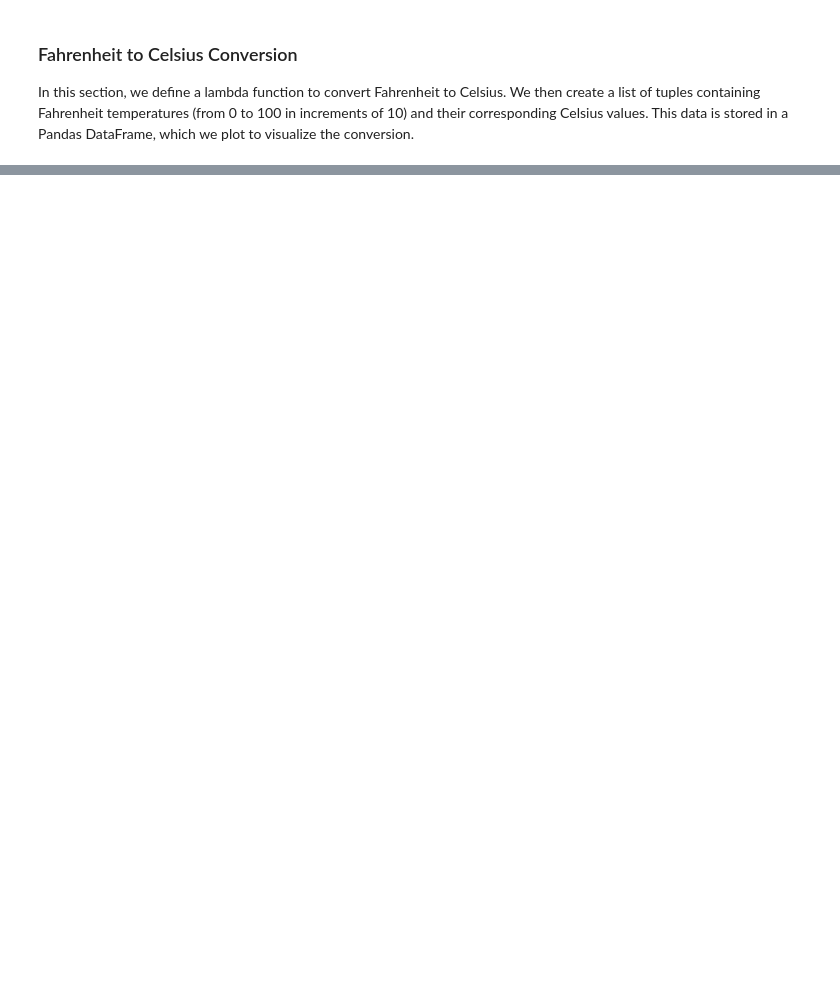
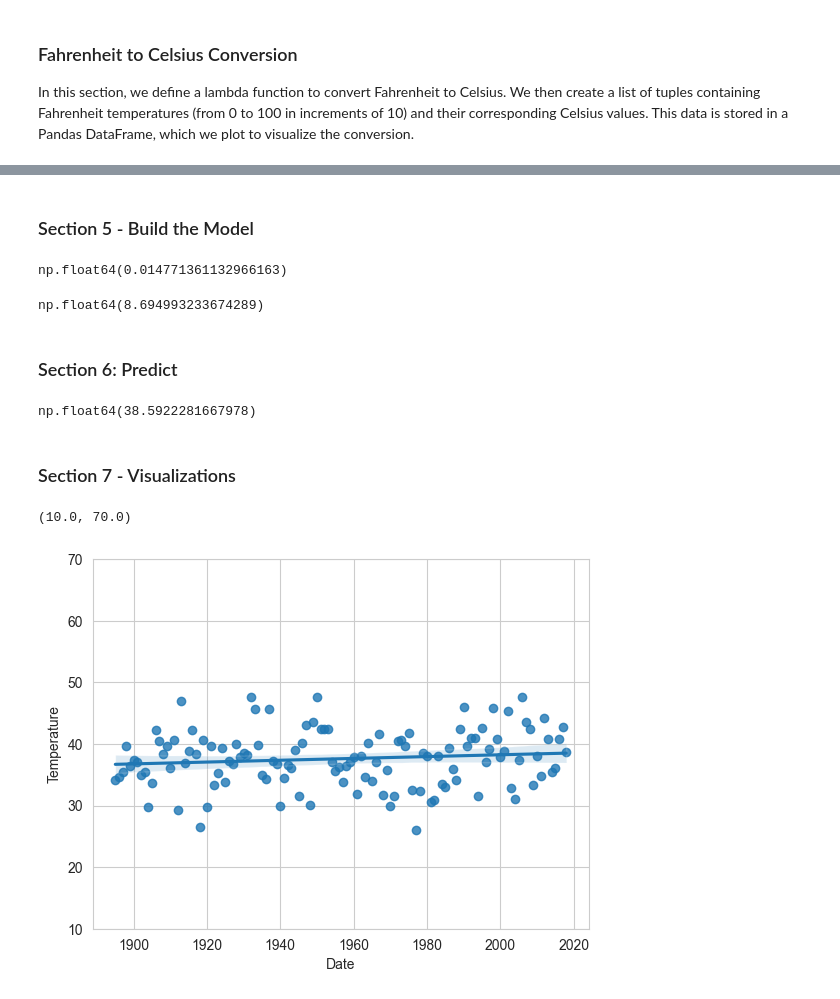
Before and after one commit to mokeyzz1/datafun-07-ml, a Jupyter notebook: moses_ml.ipynb, the cells around one changed output, grey strips where cells are left out. Cells and saved outputs as stored; diff of their text form; code cells hidden in the pictures; blank space fills up the shorter version.

Commit message:
Updated notebook with data cleaning, model building, and visualization

```diff
--- a/moses_ml.ipynb
+++ b/moses_ml.ipynb
@@ -46,0 +52,3 @@ In this section, we define a lambda function to convert Fahrenheit to Celsius. W
+# %%
+# Load the data
+nyc_df = pd.read_csv('ave_hi_nyc_jan_1895-2018.csv')
@@ -46,0 +76,6 @@ In this section, we define a lambda function to convert Fahrenheit to Celsius. W
+# %%
+# Rename columns for clarity
+nyc_df.columns = ['Date', 'Temperature', 'Anomaly']
+
+# Inspect the change
+nyc_df.head(3)
@@ -46,0 +87,9 @@ In this section, we define a lambda function to convert Fahrenheit to Celsius. W
+# %%
+# Check data type of date column
+nyc_df.Date.dtype
+
+# Truncate to remove last 2 digits
+nyc_df.Date = nyc_df.Date.floordiv(100)
+
+# Inspect change
+nyc_df.head(3)
@@ -46,0 +118,36 @@ In this section, we define a lambda function to convert Fahrenheit to Celsius. W
+# %% [markdown]
+### Section 5 - Build the Model
+# %%
+from scipy import stats
+
+# Create linear regression function
+linear_regression = stats.linregress(x=nyc_df.Date,y=nyc_df.Temperature)
+
+# Calculates line's slope
+linear_regression.slope
+# %% [output]
+np.float64(0.014771361132966163)
+# %%
+# Calculates line's intercept
+linear_regression.intercept
+# %% [output]
+np.float64(8.694993233674289)
+# %% [markdown]
+### Section 6: Predict
+# %%
+# What is the predicted temperature in 2024
+linear_regression.slope * 2024 + linear_regression.intercept
+# %% [output]
+np.float64(38.5922281667978)
+# %% [markdown]
+### Section 7 - Visualizations
+# %%
+sns.set_style('whitegrid')
+
+axes = sns.regplot(x=nyc_df.Date, y=nyc_df.Temperature)
+
+# Limit Y axis
+axes.set_ylim(10,70)
+# %% [output]
+(10.0, 70.0)
+[figure, added]
```
Also changed, not shown: parts of 10 cells of this notebook, 1 other file.
